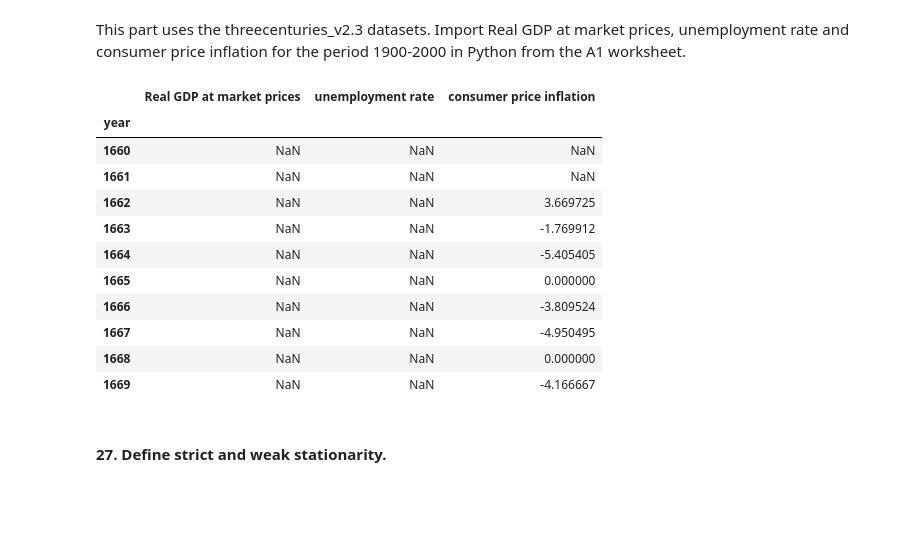
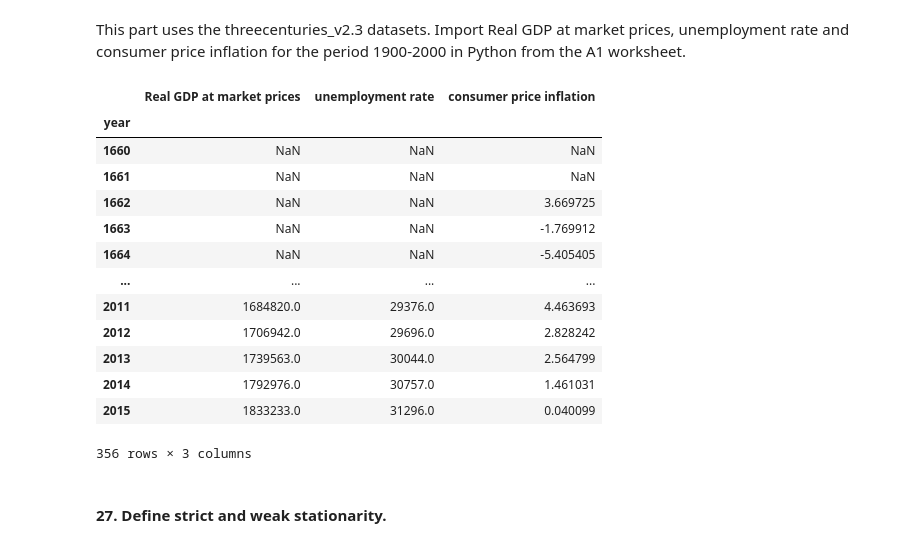
Before and after one commit to vinibalvarenga/MODS202, a Jupyter notebook: final_project.ipynb, the cells around one changed output. Cells and saved outputs as stored; diff of their text form; code cells hidden in the pictures; blank space fills up the shorter version.

```diff
--- a/final_project.ipynb
+++ b/final_project.ipynb
@@ -977,39 +977,41 @@ xls = pd.ExcelFile('threecenturies_v2.3.xlsx')
 # Read the specific columns, skipping the initial rows as necessary
 df0 = pd.read_excel(xls, 'A1. Headline series', skiprows=6, usecols=[0])  # Column A is the 1st column after skipping the first 6 rows
 df1 = pd.read_excel(xls, 'A1. Headline series', skiprows=6, usecols=[1])  # Column B is the 2st column after skipping the first 6 rows
 df2 = pd.read_excel(xls, 'A1. Headline series', skiprows=6, usecols=[14])  # Column O is the 14th column after skipping the first 6 rows
 df3 = pd.read_excel(xls, 'A1. Headline series', skiprows=6, usecols=[28])  # Column AC is the 28th column after skipping the first 6 rows
 
 # Reset the indices so they align correctly when concatenating
 df0.reset_index(drop=True, inplace=True)
 df1.reset_index(drop=True, inplace=True)
 df2.reset_index(drop=True, inplace=True)
 df3.reset_index(drop=True, inplace=True)
 
 # Concatenate the columns into a single DataFrame
 df = pd.concat([df0, df1, df2, df3], axis=1)
 
 # Rename the columns
 df.columns = ['year','Real GDP at market prices', 'unemployment rate', 'consumer price inflation']
 
 # Set 'year' as the index of the DataFrame
 df.set_index('year', inplace=True)
 
 # Display the first few rows of the resulting DataFrame
-df.head(10)
+df
 # %% [output]
 |  | Real GDP at market prices | unemployment rate | consumer price inflation |
 | year |  |  |  |
 | 1660 | NaN | NaN | NaN |
 | 1661 | NaN | NaN | NaN |
 | 1662 | NaN | NaN | 3.669725 |
 | 1663 | NaN | NaN | -1.769912 |
 | 1664 | NaN | NaN | -5.405405 |
-| 1665 | NaN | NaN | 0.000000 |
-| 1666 | NaN | NaN | -3.809524 |
-| 1667 | NaN | NaN | -4.950495 |
-| 1668 | NaN | NaN | 0.000000 |
-| 1669 | NaN | NaN | -4.166667 |
+| ... | ... | ... | ... |
+| 2011 | 1684820.0 | 29376.0 | 4.463693 |
+| 2012 | 1706942.0 | 29696.0 | 2.828242 |
+| 2013 | 1739563.0 | 30044.0 | 2.564799 |
+| 2014 | 1792976.0 | 30757.0 | 1.461031 |
+| 2015 | 1833233.0 | 31296.0 | 0.040099 |
+356 rows × 3 columns
 # %% [markdown]
 #### 27. Define strict and weak stationarity.
 # %% [markdown]
```
Also changed, not shown: parts of 2 cells of this notebook.
